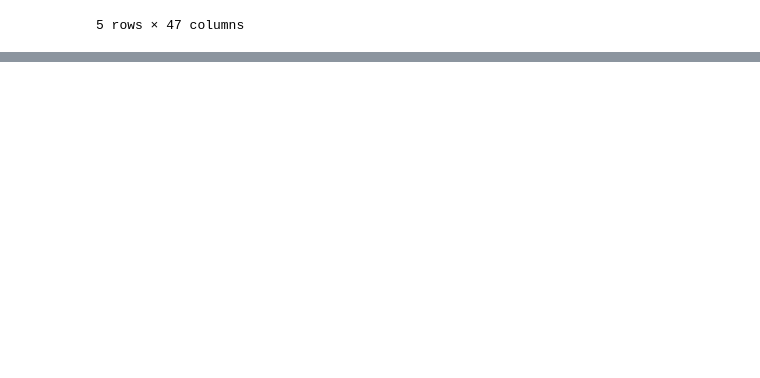
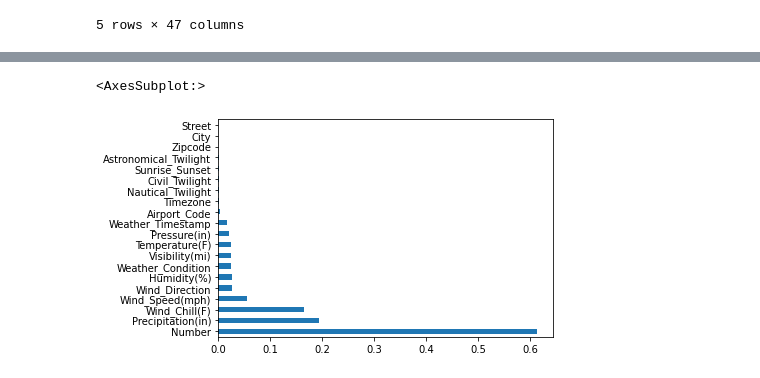
Before and after one commit to kevinlouisj/EDA_US_Accidents, a Jupyter notebook: us-accidents-eda.ipynb, the cells around one changed output, grey strips where cells are left out. Saved outputs shown, nothing was run; the diff lists cells and outputs as text; code cells hidden in the pictures; blank space fills up the shorter version.

```diff
--- a/us-accidents-eda.ipynb
+++ b/us-accidents-eda.ipynb
@@ -117,0 +153,3 @@ data_set.describe()
+# %%
+missing_percentages = data_set.isna().sum().sort_values(ascending=False)/len(data_set)
+missing_percentages
@@ -117,0 +194,5 @@ data_set.describe()
+# %%
+missing_percentages[missing_percentages !=0].plot(kind='barh')
+# %% [output]
+<AxesSubplot:>
+[figure, added]
```
Also changed, not shown: parts of 23 cells of this notebook.
